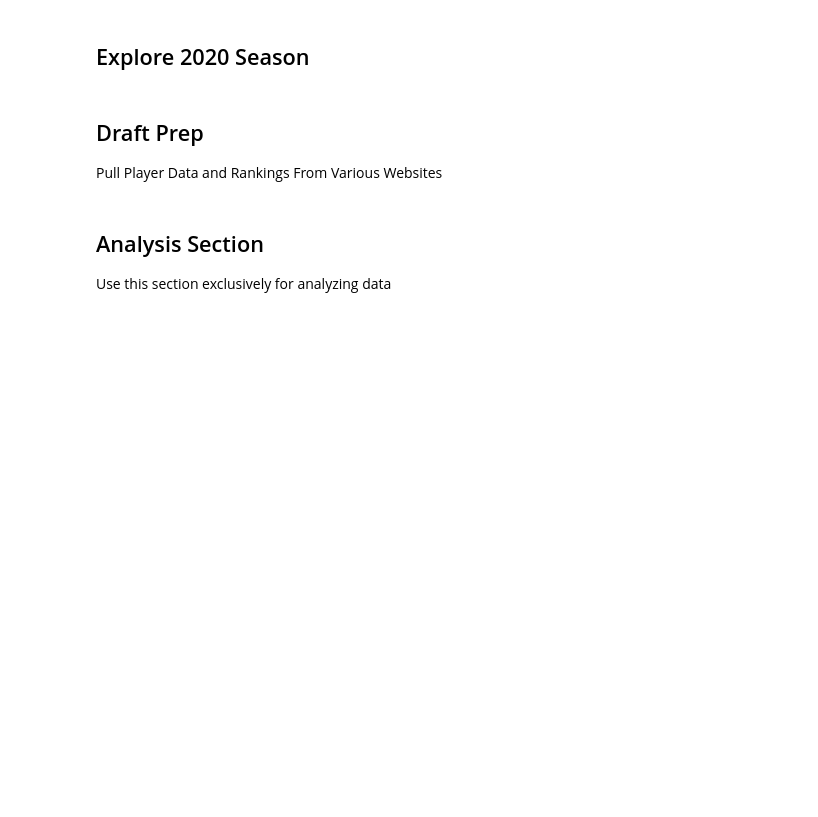
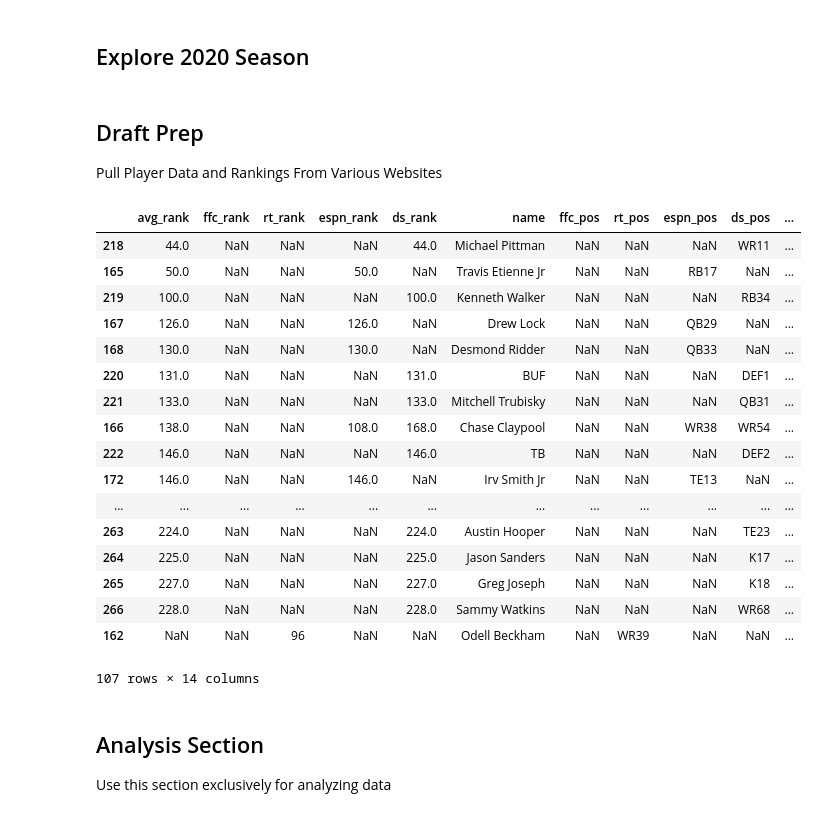
Before and after one commit to jbaviation/fantasy_football, a Jupyter notebook: football_analysis.ipynb, the cells around one changed output. Drawn from its saved outputs; the diff is of its cells as text; code cells hidden in the pictures; blank space fills up the shorter version.

Commit message:
Prepared for 2022 fantasy football draft
Everything is ready for the live draft.

```diff
--- a/football_analysis.ipynb
+++ b/football_analysis.ipynb
@@ -21,6 +21,9 @@ from importlib import reload
 # reload(gs)
 # reload(yff)
 
-pd.set_option('max_row', None)
+rows = 50
+pd.set_option('display.max_row', rows)
+pd.set_option('display.min_row', rows)
 
-oauth = OAuth2(None, None, from_file='yahoo.json')
+
+# oauth = OAuth2(None, None, from_file='yahoo.json')
@@ -36,6 +42,27 @@ oauth = OAuth2(None, None, from_file='yahoo.json')
 # %% [markdown]
 ## Draft Prep
 Pull Player Data and Rankings From Various Websites
+# %%
+draft[draft.team_ffc.isna()]
+# %% [output]
+|  | avg_rank | ffc_rank | rt_rank | espn_rank | ds_rank | name | ffc_pos | rt_pos | espn_pos | ds_pos | ... |
+| 218 | 44.0 | NaN | NaN | NaN | 44.0 | Michael Pittman | NaN | NaN | NaN | WR11 | ... |
+| 165 | 50.0 | NaN | NaN | 50.0 | NaN | Travis Etienne Jr | NaN | NaN | RB17 | NaN | ... |
+| 219 | 100.0 | NaN | NaN | NaN | 100.0 | Kenneth Walker | NaN | NaN | NaN | RB34 | ... |
+| 167 | 126.0 | NaN | NaN | 126.0 | NaN | Drew Lock | NaN | NaN | QB29 | NaN | ... |
+| 168 | 130.0 | NaN | NaN | 130.0 | NaN | Desmond Ridder | NaN | NaN | QB33 | NaN | ... |
+| 220 | 131.0 | NaN | NaN | NaN | 131.0 | BUF | NaN | NaN | NaN | DEF1 | ... |
+| 221 | 133.0 | NaN | NaN | NaN | 133.0 | Mitchell Trubisky | NaN | NaN | NaN | QB31 | ... |
+| 166 | 138.0 | NaN | NaN | 108.0 | 168.0 | Chase Claypool | NaN | NaN | WR38 | WR54 | ... |
+| 222 | 146.0 | NaN | NaN | NaN | 146.0 | TB | NaN | NaN | NaN | DEF2 | ... |
+| 172 | 146.0 | NaN | NaN | 146.0 | NaN | Irv Smith Jr | NaN | NaN | TE13 | NaN | ... |
+| ... | ... | ... | ... | ... | ... | ... | ... | ... | ... | ... | ... |
+| 263 | 224.0 | NaN | NaN | NaN | 224.0 | Austin Hooper | NaN | NaN | NaN | TE23 | ... |
+| 264 | 225.0 | NaN | NaN | NaN | 225.0 | Jason Sanders | NaN | NaN | NaN | K17 | ... |
+| 265 | 227.0 | NaN | NaN | NaN | 227.0 | Greg Joseph | NaN | NaN | NaN | K18 | ... |
+| 266 | 228.0 | NaN | NaN | NaN | 228.0 | Sammy Watkins | NaN | NaN | NaN | WR68 | ... |
+| 162 | NaN | NaN | 96 | NaN | NaN | Odell Beckham | NaN | WR39 | NaN | NaN | ... |
+107 rows × 14 columns
 # %%
 replacements = {'Pat Mahomes': 'Patrick Mahomes',
                 'Allen Robinson II': 'Allen Robinson',
```
Also changed, not shown: parts of 8 cells of this notebook, 2 other files.
